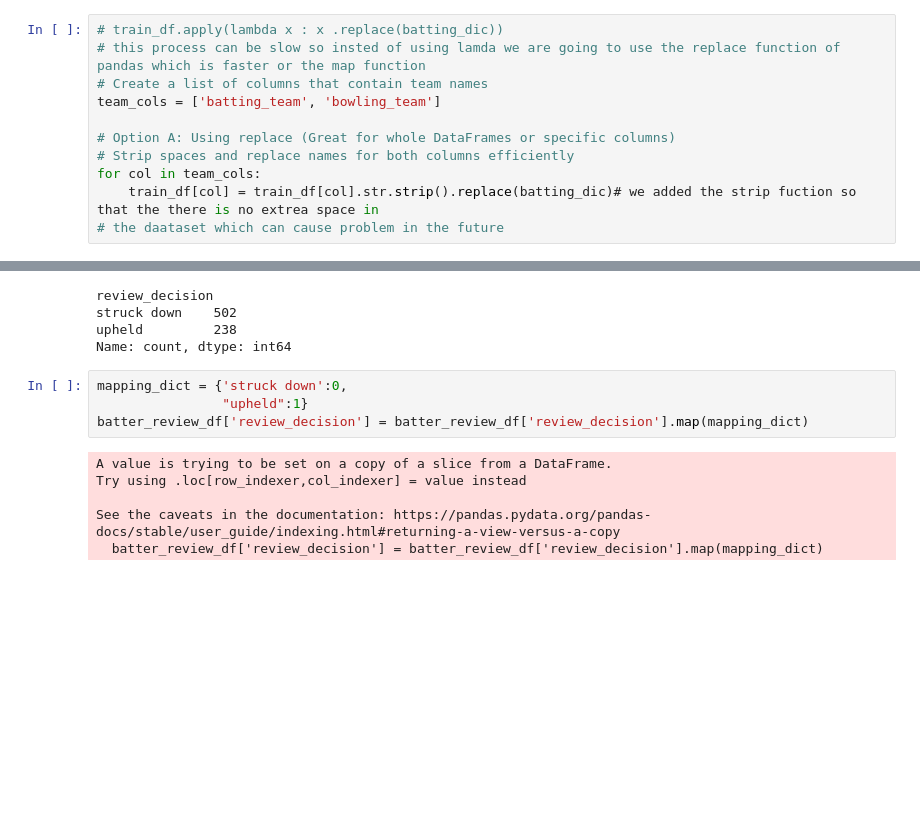
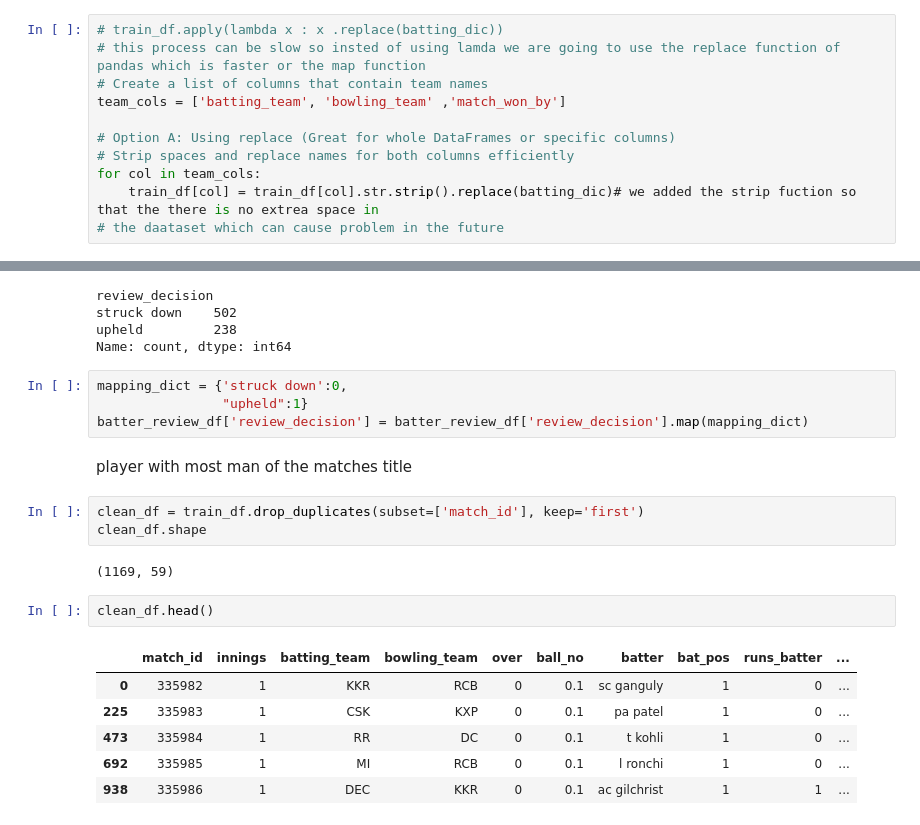
Before and after one commit to karansingh-chauhan/IPL-DATA-ANALYSIS, a Jupyter notebook: main.ipynb, the cells around one changed output, grey strips where cells are left out. Saved outputs shown, nothing was run; the diff lists cells and outputs as text; blank space fills up the shorter version.

```diff
--- a/main.ipynb
+++ b/main.ipynb
@@ -160,7 +160,7 @@ batting_dic={
 # train_df.apply(lambda x : x .replace(batting_dic))
 # this process can be slow so insted of using lamda we are going to use the replace function of pandas which is faster or the map function
 # Create a list of columns that contain team names
-team_cols = ['batting_team', 'bowling_team']
+team_cols = ['batting_team', 'bowling_team' ,'match_won_by']
 
 # Option A: Using replace (Great for whole DataFrames or specific columns)
 # Strip spaces and replace names for both columns efficiently
@@ -924,9 +924,19 @@ Name: count, dtype: int64
 mapping_dict = {'struck down':0,
                 "upheld":1}
 batter_review_df['review_decision'] = batter_review_df['review_decision'].map(mapping_dict)
-# %% [output]
-A value is trying to be set on a copy of a slice from a DataFrame.
-Try using .loc[row_indexer,col_indexer] = value instead
-
-See the caveats in the documentation: https://pandas.pydata.org/pandas-docs/stable/user_guide/indexing.html#returning-a-view-versus-a-copy
-  batter_review_df['review_decision'] = batter_review_df['review_decision'].map(mapping_dict)
+# %% [markdown]
+player with most man of the matches title
+# %%
+clean_df = train_df.drop_duplicates(subset=['match_id'], keep='first')
+clean_df.shape
+# %% [output]
+(1169, 59)
+# %%
+clean_df.head()
+# %% [output]
+|  | match_id | innings | batting_team | bowling_team | over | ball_no | batter | bat_pos | runs_batter | ... |
+| 0 | 335982 | 1 | KKR | RCB | 0 | 0.1 | sc ganguly | 1 | 0 | ... |
+| 225 | 335983 | 1 | CSK | KXP | 0 | 0.1 | pa patel | 1 | 0 | ... |
+| 473 | 335984 | 1 | RR | DC | 0 | 0.1 | t kohli | 1 | 0 | ... |
+| 692 | 335985 | 1 | MI | RCB | 0 | 0.1 | l ronchi | 1 | 0 | ... |
+| 938 | 335986 | 1 | DEC | KKR | 0 | 0.1 | ac gilchrist | 1 | 1 | ... |
```
Also changed, not shown: parts of 4 cells of this notebook.
